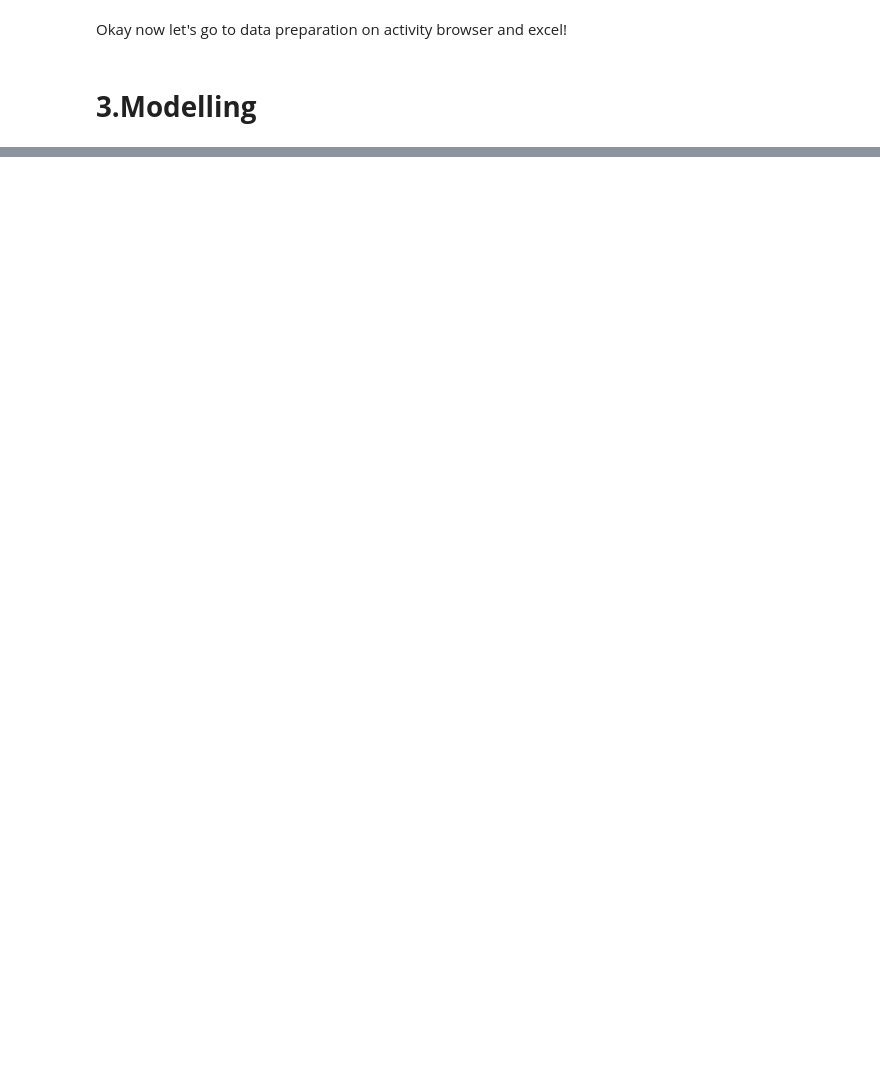
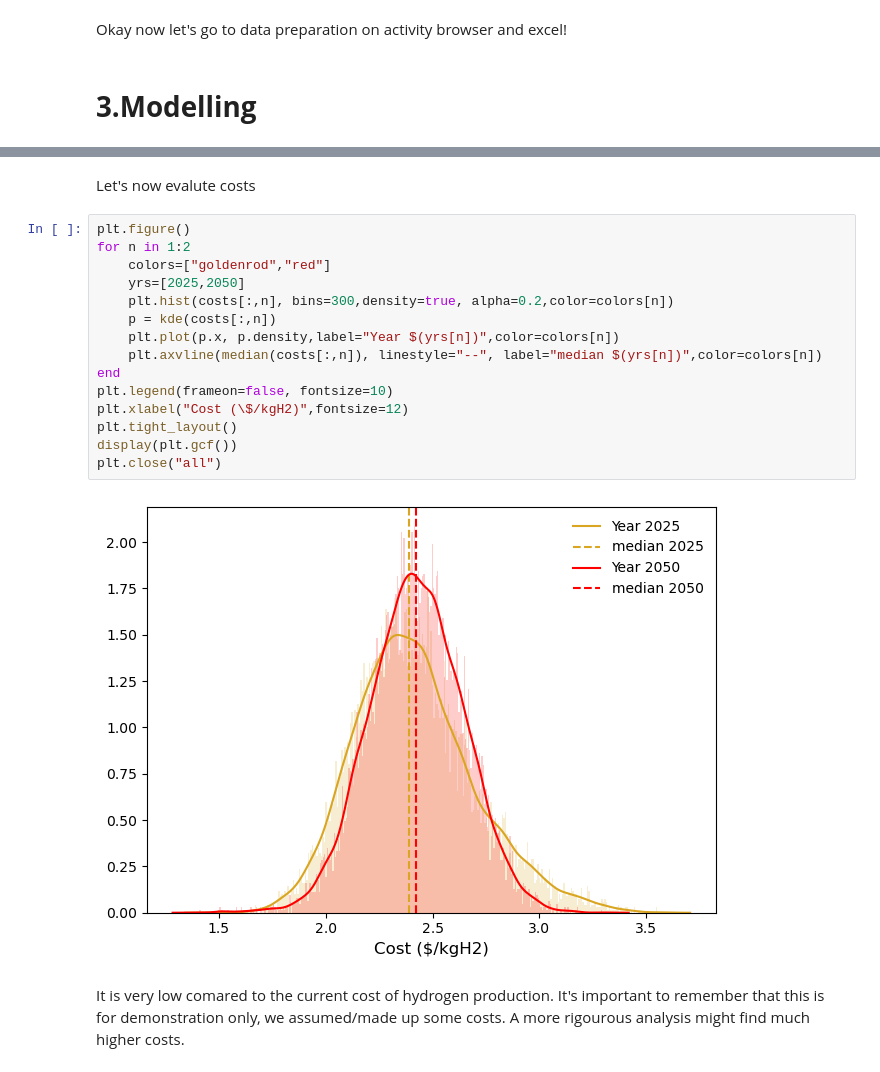
Before and after one commit to Michael-ljn/pathways-H2-prod-within-PBs, a Jupyter notebook: Tutorial/Tutorial.ipynb, the cells around one changed output, grey strips where cells are left out. Cells and saved outputs as stored; diff of their text form; blank space fills up the shorter version.

```diff
--- a/Tutorial/Tutorial.ipynb
+++ b/Tutorial/Tutorial.ipynb
@@ -757,0 +855,21 @@ s°
+# %% [markdown]
+Let's now evalute costs
+# %%
+plt.figure()
+for n in 1:2
+    colors=["goldenrod","red"]
+    yrs=[2025,2050]
+    plt.hist(costs[:,n], bins=300,density=true, alpha=0.2,color=colors[n])
+    p = kde(costs[:,n])
+    plt.plot(p.x, p.density,label="Year $(yrs[n])",color=colors[n])
+    plt.axvline(median(costs[:,n]), linestyle="--", label="median $(yrs[n])",color=colors[n])
+end
+plt.legend(frameon=false, fontsize=10)
+plt.xlabel("Cost (\$/kgH2)",fontsize=12)
+plt.tight_layout()
+display(plt.gcf())
+plt.close("all")
+# %% [output]
+[figure, added]
+# %% [markdown]
+It is very low comared to the current cost of hydrogen production. It's important to remember that this is for demonstration only, we assumed/made up some costs. A more rigourous analysis might find much higher costs.
```
Also changed, not shown: parts of 58 cells of this notebook, 4 other files.
